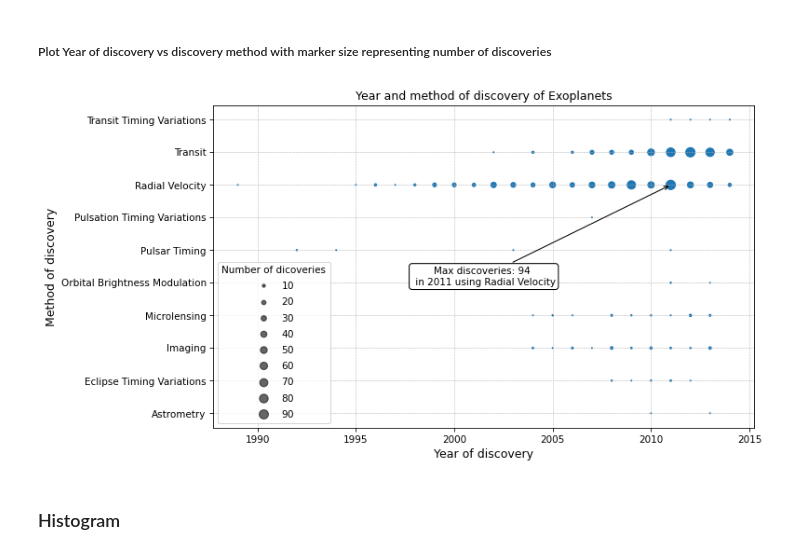
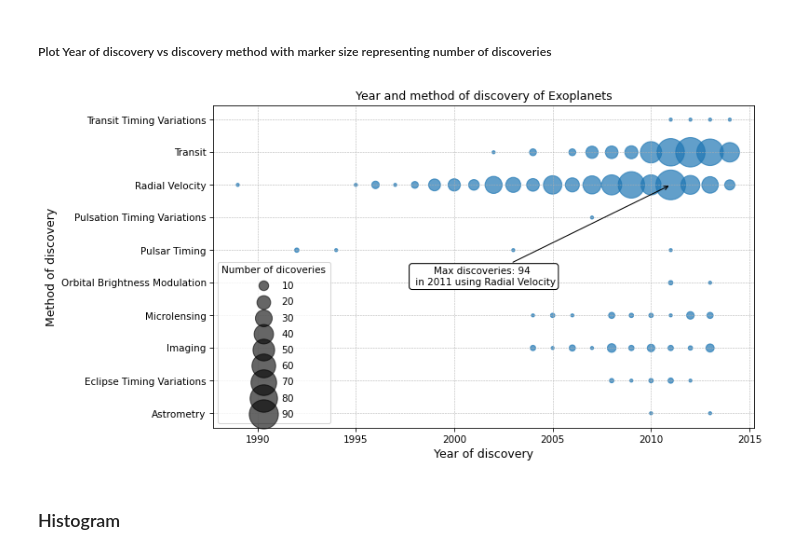
Before and after one commit to przemekbil/FoDA_2021, a Jupyter notebook: pyplot.ipynb, the cells around one changed output. Drawn from its saved outputs; the diff is of its cells as text; code cells hidden in the pictures.

Commit message:
Markers scaled on the year of discover vs mathod with planet count scatter plot

```diff
--- a/pyplot.ipynb
+++ b/pyplot.ipynb
@@ -404,9 +404,22 @@ mpl.rcParams.update(mpl.rcParamsDefault)
 fig, ax = plt.subplots(figsize=(10,6),                             # specify the size of the Figure
                        dpi = 75)
 
+# Define the scale to use to increase the size of the markers from the planet count
+scale = 10.
+
+# Function f and g defined to recalculate the size of the marker and scale it back for the label on the legend
+# https://stackoverflow.com/questions/59428303/how-to-scale-legend-elements-down-in-a-scatterplot-matplotlib
+f = lambda count: count*scale
+
+# function to scale back for the purpose displaying correct values on the size legend
+g= lambda s: s/scale
+
+# Add the scatter plot to the 'ax' Axex
 scatter = ax.scatter(planet_discover_count.year,                   # Use the year of discovery as X
                      planet_discover_count.Method,                 # use the method of discovery as Y
-                     s=planet_discover_count.Count)                # Use number of discoveries as a marker size
+                     s=f(planet_discover_count.Count),             # Use number of discoveries incresed by the scale as a marker size
+                     alpha = 0.7                                   # set the transparency of the markers
+                    )
 
 
 # Set the labels on the Axis
@@ -415,35 +428,38 @@ ax.set_ylabel('Method of discovery', fontsize=12)
 
 # Show grid on both Axis, thin dashed line
 ax.grid( linestyle = '--', linewidth = 0.5)
 
 # Add the title to the Axes
 ax.set_title('Year and method of discovery of Exoplanets')
 
 # produce a legend with a cross section of sizes from the scatter
 # from https://matplotlib.org/stable/gallery/lines_bars_and_markers/scatter_with_legend.html
-handles, labels = scatter.legend_elements(prop="sizes", alpha=0.6)
+handles, labels = scatter.legend_elements(prop="sizes",            # options are: 'color' or 'sizes', we'll use 'sizes'
+                                          alpha=0.6,               # opacity of this legend
+                                          func=g                   # recalculate the labels from the markers size back to the planet count using function g
+                                         )
 
 legend2 = ax.legend(handles,                                       # list of Artists (patches) to be added to the legend
                     labels,                                        # list of labels to be added to the legend
                     loc="lower left",                              # location of the legend
                     title="Number of dicoveries")                  # The title of th elegend
 
 # Find in which year, which method yielded the most discoveries
 y_max, m_max, c_max = planet_discover_count.sort_values(by='Count', ascending=False).iloc[0,:]
 
 # Annotations added as per:
 # https://matplotlib.org/stable/tutorials/text/annotations.html
 ax.annotate('Max discoveries: {0:2d} \n in {1} using {2}'.format(int(c_max), y_max, m_max),    # Text to be put in the annotation
             xy=(y_max, m_max),  xycoords='data',                                               # coordinates of the data point
             xytext=(0.5, 0.5), textcoords= 'axes fraction',                                    # coordinates of the text
             arrowprops=dict(facecolor='black',  arrowstyle="->", connectionstyle="arc3"),      # parameters of the arrow
             horizontalalignment='center', verticalalignment='top',                             # alignment of the text to the 'xytext' coordinates
             bbox=dict(boxstyle="round", fc="w")                                                # parameters of the box around the text
             )
 
 plt.show()
 # %% [output]
-[figure, old version]
+[figure, new version]
 # %% [markdown]
 ### Histogram
 # %% [markdown]
```
Also changed, not shown: parts of 9 cells of this notebook.
